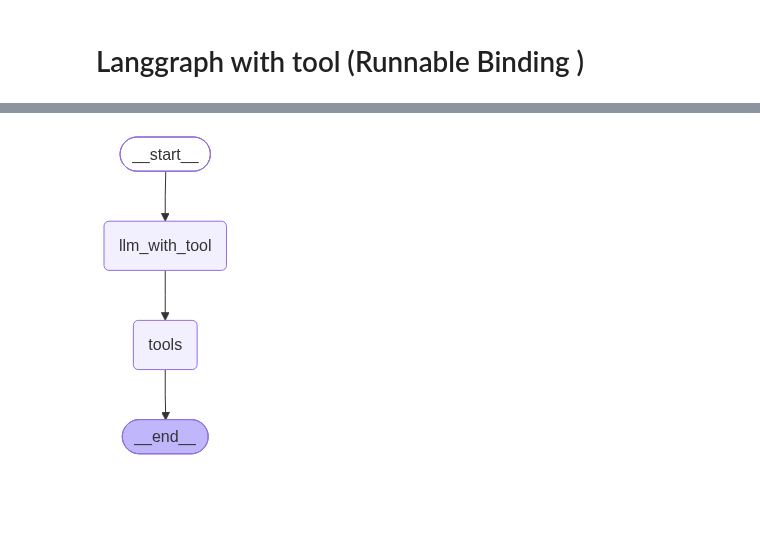
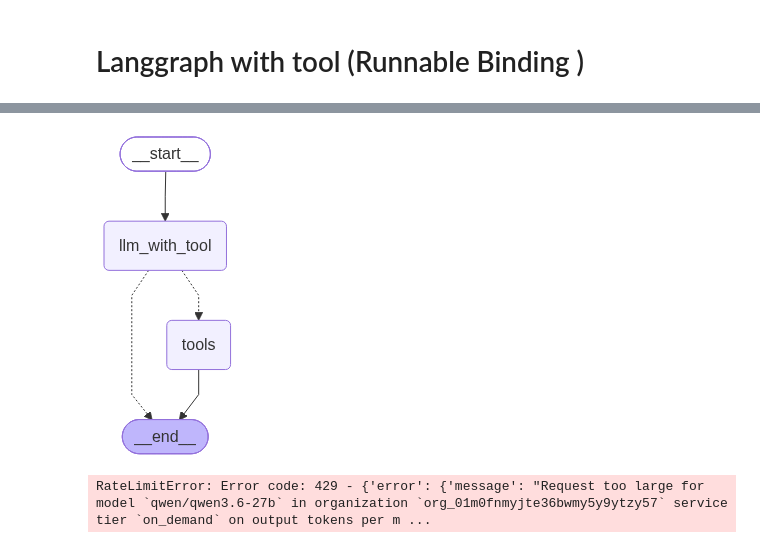
Before and after one commit to Vivekanand-s-naik/Langgraph, a Jupyter notebook: langraph.ipynb, the cells around one changed output, grey strips where cells are left out. Drawn from its saved outputs; the diff is of its cells as text; code cells hidden in the pictures; blank space fills up the shorter version.

Commit message:
langgraph fundamentals

```diff
--- a/langraph.ipynb
+++ b/langraph.ipynb
@@ -134,5 +139,69 @@ graph_builder.add_edge("tools", END)
 # compile the graph
 graph = graph_builder.compile()
 # %%
-tavily_tool.invoke("what is the current rate of bmw x4 m in INDIA")
+from langgraph.graph import StateGraph, START, END
+from langgraph.prebuilt import ToolNode, tools_condition
+from langgraph.graph.message import add_messages
+
+from langchain.chat_models import init_chat_model
+from langchain_core.messages import BaseMessage
+from langchain_tavily import TavilySearch
+from langchain.tools import tool
+
+from typing_extensions import TypedDict, Annotated
+from dotenv import load_dotenv
+load_dotenv()
+
+# create llm or agent
+llm = init_chat_model(
+    "openrouter/free",
+    model_provider="openrouter"
+)
+
+
+# create state
+class State(TypedDict):
+    messages: Annotated[list[BaseMessage], add_messages]
+
+# create tool
+tavily_tool = TavilySearch(max_results=3)
+
+@tool
+def isPrime_tool(num1:int, num2:int)->bool:
+    """
+    This Tool validates whether a number (num1) is prime factore of number (num2) or not
+
+    Args:
+        num1(int): the first number to check whether its a prime or not
+        num2(int): second number,whther a num1 is prime factors of num2
+    Returns:
+        bool: if num2 is prime and factor of num2 then it returns true else false
+    """
+    return True
+
+tools = [tavily_tool, isPrime_tool]
+
+
+# llm with tools node
+def llm_with_tool_node(state: State):
+    llm_with_tool = llm.bind_tools(tools)
+    resp = {"messages": [llm_with_tool.invoke(state["messages"])]}
+    return resp
+
+# create graph builder
+graph_builder = StateGraph(State)
+
+graph_builder.add_node("llm_with_tool", llm_with_tool_node)
+graph_builder.add_node("tools", ToolNode(tools))
+
+
+graph_builder.add_edge(START, "llm_with_tool")
+graph_builder.add_edge("llm_with_tool", "tools")
+graph_builder.add_conditional_edges(
+    "llm_with_tool",
+    tools_condition
+)
+graph_builder.add_edge("tools", END)
+graph = graph_builder.compile()
+graph
 # %% [output]
@@ -156,4 +208,7 @@ tavily_tool.invoke("what is the current rate of bmw x4 m in INDIA")
+[figure, added]
-# %%
-graph
-# %% [output]
-[figure, removed]
+# %%
+graph.invoke({
+    "messages": "what is the current rate of gold"
+})
+# %% [output]
+RateLimitError: Error code: 429 - {'error': {'message': "Request too large for model `qwen/qwen3.6-27b` in organization `org_01m0fnmyjte36bwmy5y9ytzy57` service tier `on_demand` on output tokens per m ...
```
Also changed, not shown: parts of 3 cells of this notebook, 2 other files.
